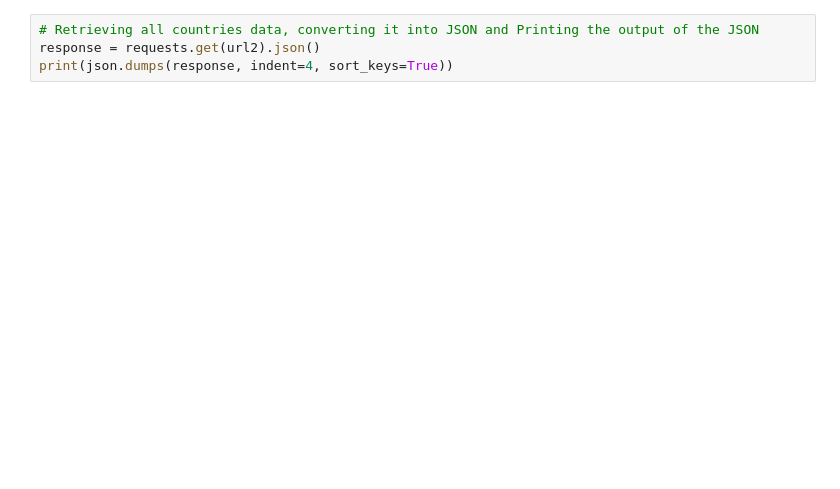
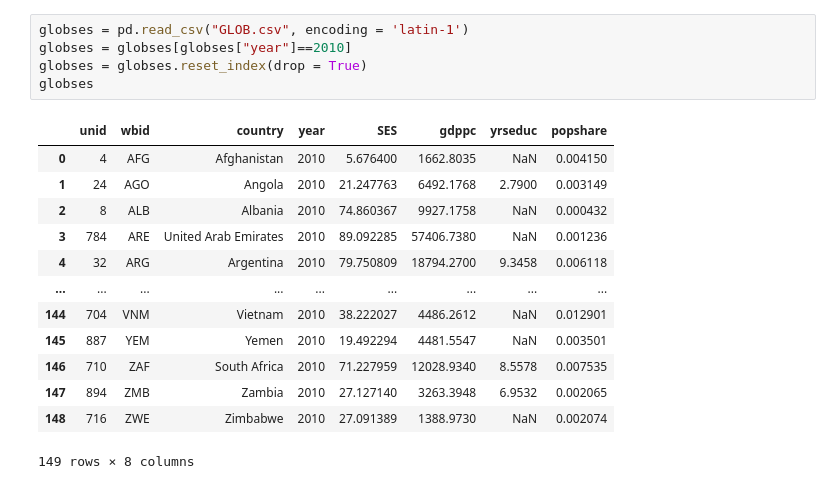
Before and after one commit to lmstevens/Group_Project_1, a Jupyter notebook: Shweta Start.ipynb, the cells around one changed output. Cells and saved outputs as stored; diff of their text form; blank space fills up the shorter version.

```diff
--- a/Shweta Start.ipynb
+++ b/Shweta Start.ipynb
@@ -69,4 +9,19 @@ SyntaxError: invalid syntax (<ipython-input-16-57db2fffcd48>, line 8)
-# %%
-# Retrieving all countries data, converting it into JSON and Printing the output of the JSON
-response = requests.get(url2).json()
-print(json.dumps(response, indent=4, sort_keys=True))
+# %%
+globses = pd.read_csv("GLOB.csv", encoding = 'latin-1')
+globses = globses[globses["year"]==2010]
+globses = globses.reset_index(drop = True)
+globses
+# %% [output]
+|  | unid | wbid | country | year | SES | gdppc | yrseduc | popshare |
+| 0 | 4 | AFG | Afghanistan | 2010 | 5.676400 | 1662.8035 | NaN | 0.004150 |
+| 1 | 24 | AGO | Angola | 2010 | 21.247763 | 6492.1768 | 2.7900 | 0.003149 |
+| 2 | 8 | ALB | Albania | 2010 | 74.860367 | 9927.1758 | NaN | 0.000432 |
+| 3 | 784 | ARE | United Arab Emirates | 2010 | 89.092285 | 57406.7380 | NaN | 0.001236 |
+| 4 | 32 | ARG | Argentina | 2010 | 79.750809 | 18794.2700 | 9.3458 | 0.006118 |
+| ... | ... | ... | ... | ... | ... | ... | ... | ... |
+| 144 | 704 | VNM | Vietnam | 2010 | 38.222027 | 4486.2612 | NaN | 0.012901 |
+| 145 | 887 | YEM | Yemen | 2010 | 19.492294 | 4481.5547 | NaN | 0.003501 |
+| 146 | 710 | ZAF | South Africa | 2010 | 71.227959 | 12028.9340 | 8.5578 | 0.007535 |
+| 147 | 894 | ZMB | Zambia | 2010 | 27.127140 | 3263.3948 | 6.9532 | 0.002065 |
+| 148 | 716 | ZWE | Zimbabwe | 2010 | 27.091389 | 1388.9730 | NaN | 0.002074 |
+149 rows × 8 columns
```
Also changed, not shown: parts of 19 cells of this notebook, 8 other files.
